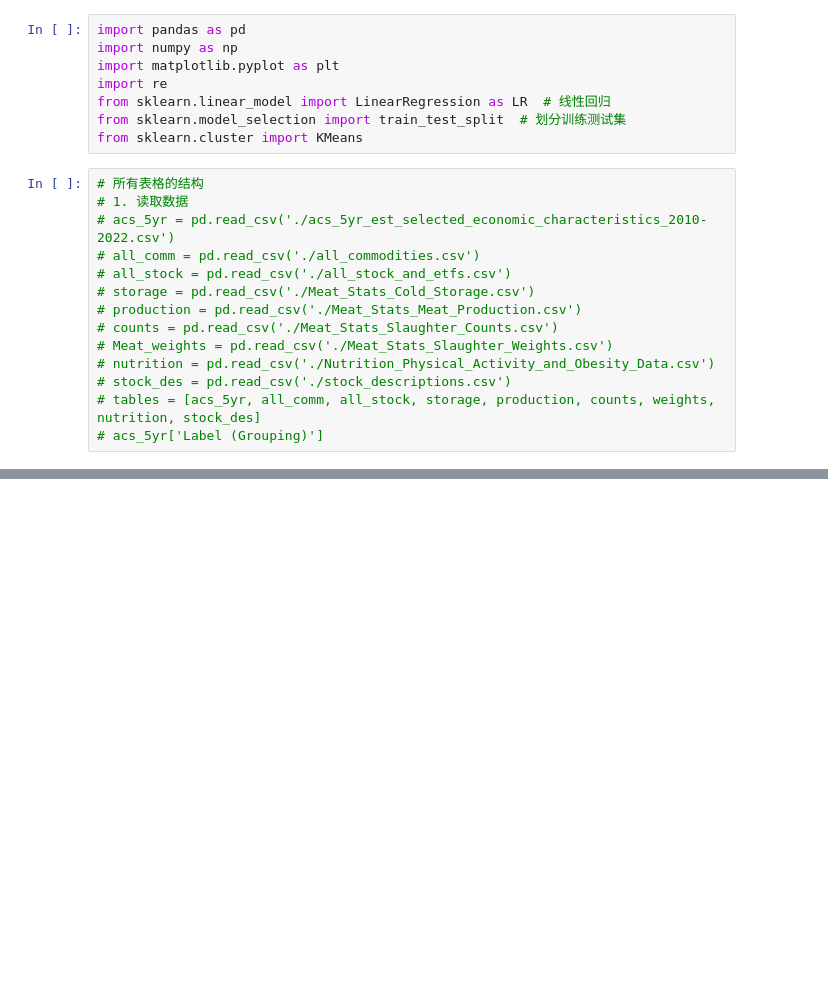
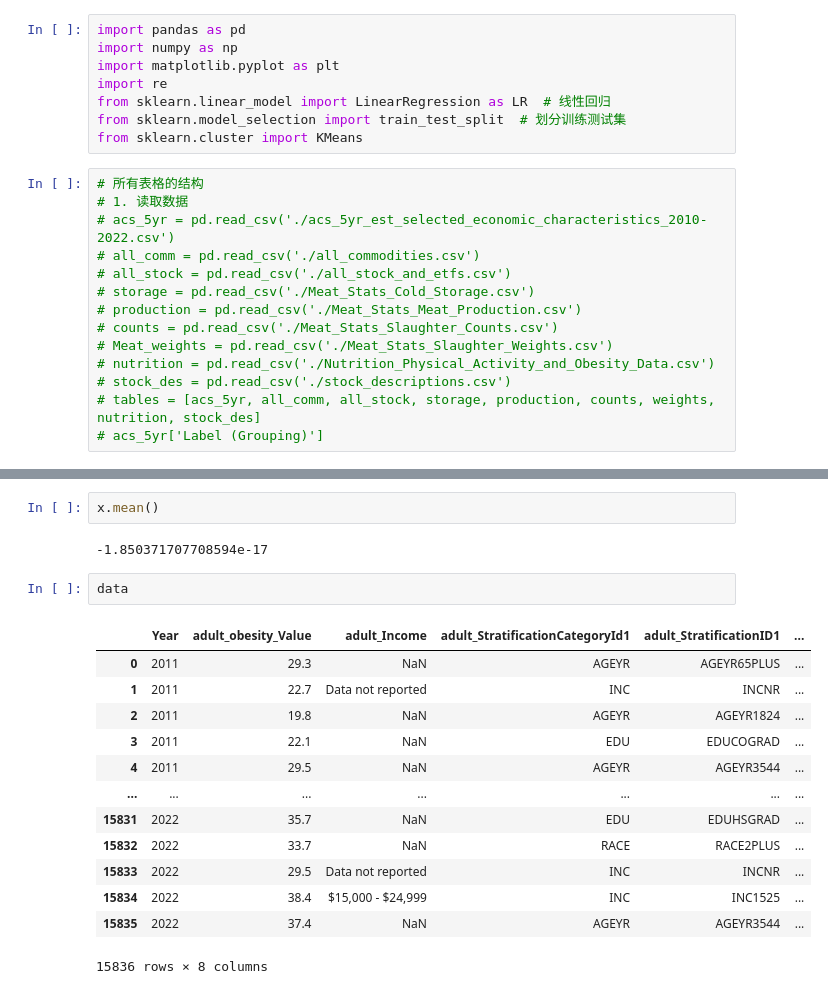
Before and after one commit to largeface-cat/datathon-team30, a Jupyter notebook: kmeans.ipynb, the cells around one changed output, grey strips where cells are left out. Drawn from its saved outputs; the diff is of its cells as text; blank space fills up the shorter version.

```diff
--- a/kmeans.ipynb
+++ b/kmeans.ipynb
@@ -75,0 +162,20 @@ for id in data['StratificationID1'].unique():
+# %%
+x.mean()
+# %% [output]
+-1.850371707708594e-17
+# %%
+data
+# %% [output]
+|  | Year | adult_obesity_Value | adult_Income | adult_StratificationCategoryId1 | adult_StratificationID1 | ... |
+| 0 | 2011 | 29.3 | NaN | AGEYR | AGEYR65PLUS | ... |
+| 1 | 2011 | 22.7 | Data not reported | INC | INCNR | ... |
+| 2 | 2011 | 19.8 | NaN | AGEYR | AGEYR1824 | ... |
+| 3 | 2011 | 22.1 | NaN | EDU | EDUCOGRAD | ... |
+| 4 | 2011 | 29.5 | NaN | AGEYR | AGEYR3544 | ... |
+| ... | ... | ... | ... | ... | ... | ... |
+| 15831 | 2022 | 35.7 | NaN | EDU | EDUHSGRAD | ... |
+| 15832 | 2022 | 33.7 | NaN | RACE | RACE2PLUS | ... |
+| 15833 | 2022 | 29.5 | Data not reported | INC | INCNR | ... |
+| 15834 | 2022 | 38.4 | $15,000 - $24,999 | INC | INC1525 | ... |
+| 15835 | 2022 | 37.4 | NaN | AGEYR | AGEYR3544 | ... |
+15836 rows × 8 columns
```
Also changed, not shown: parts of 6 cells of this notebook.
